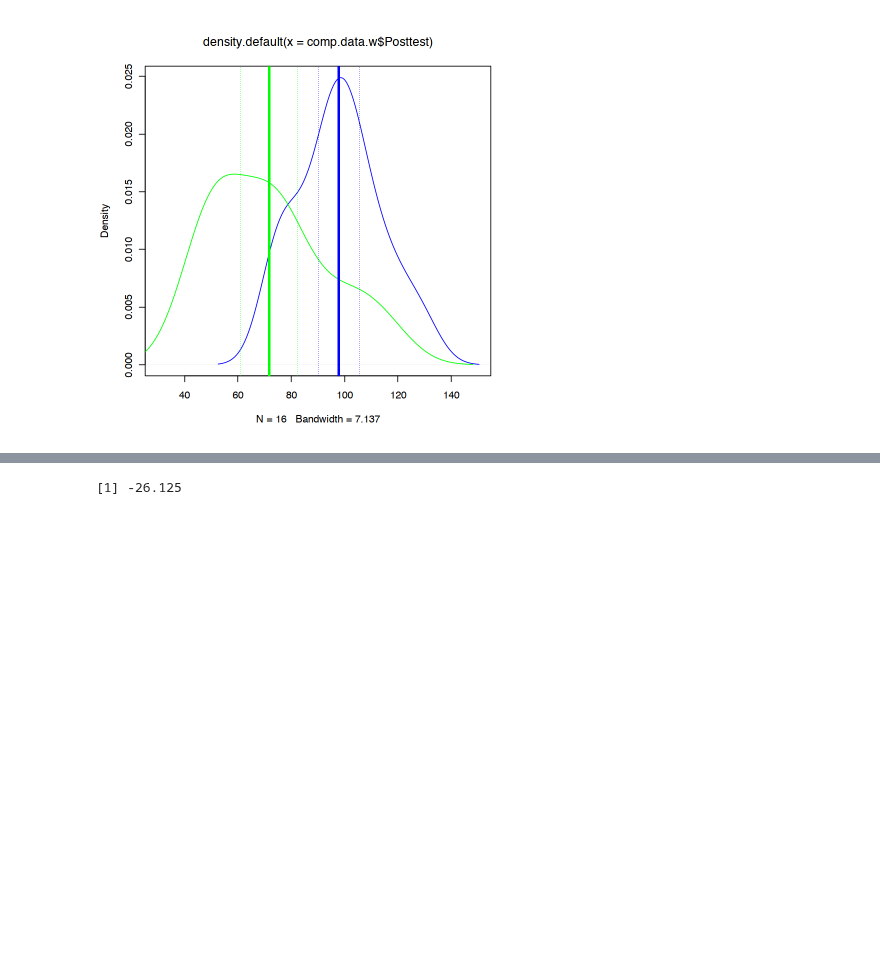
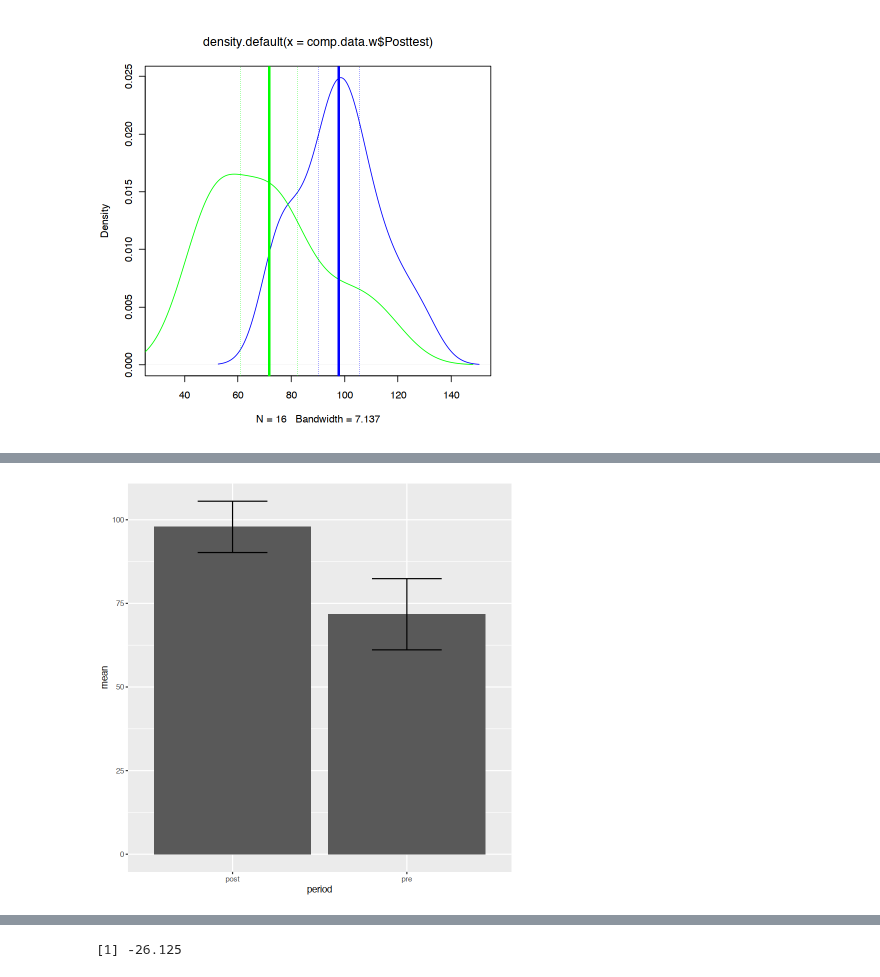
Before and after one commit to norberello/selected-datasets, a Jupyter notebook: uses/selfcompasion.ipynb, the cells around one changed output, grey strips where cells are left out. Saved outputs shown, nothing was run; the diff lists cells and outputs as text; code cells hidden in the pictures; blank space fills up the shorter version.

```diff
--- a/uses/selfcompasion.ipynb
+++ b/uses/selfcompasion.ipynb
@@ -121,0 +153,7 @@ abline(v=c(post.downCI,post.upCI),col="blue",lwd=0.5,lty=3)
+# %%
+# Most basic error bar
+ggplot(data.plot) +
+    geom_bar( aes(x=period, y=mean), stat="identity") +
+    geom_errorbar( aes(x=period, ymin=mean-CI, ymax=mean+CI),width=0.4)
+# %% [output]
+[figure, added]
```
Also changed, not shown: parts of 13 cells of this notebook.
